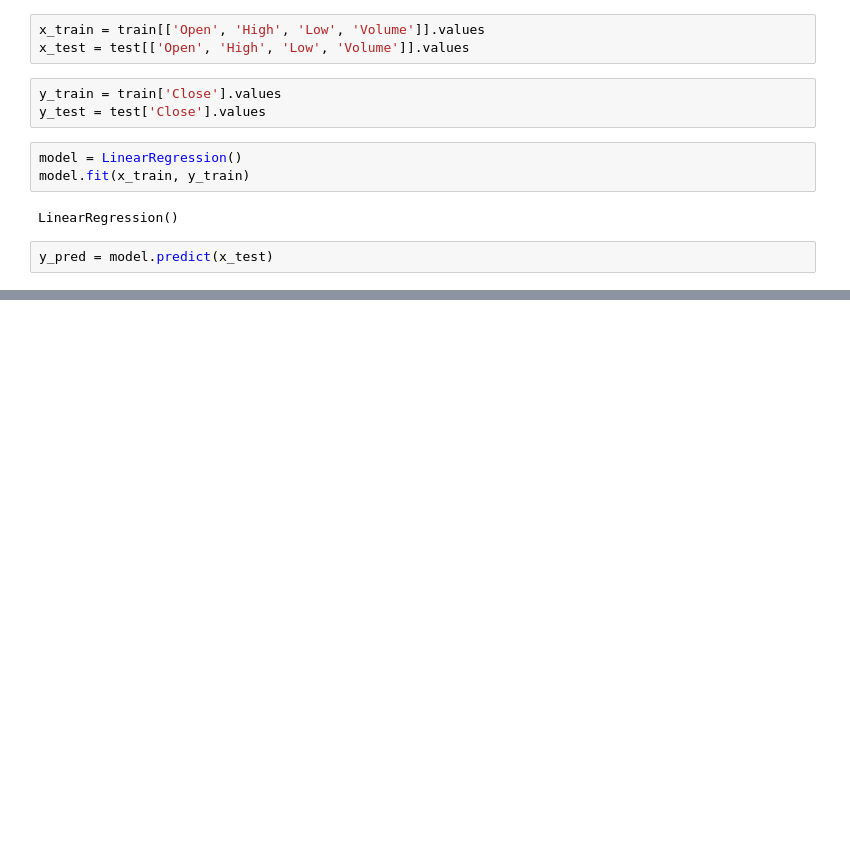
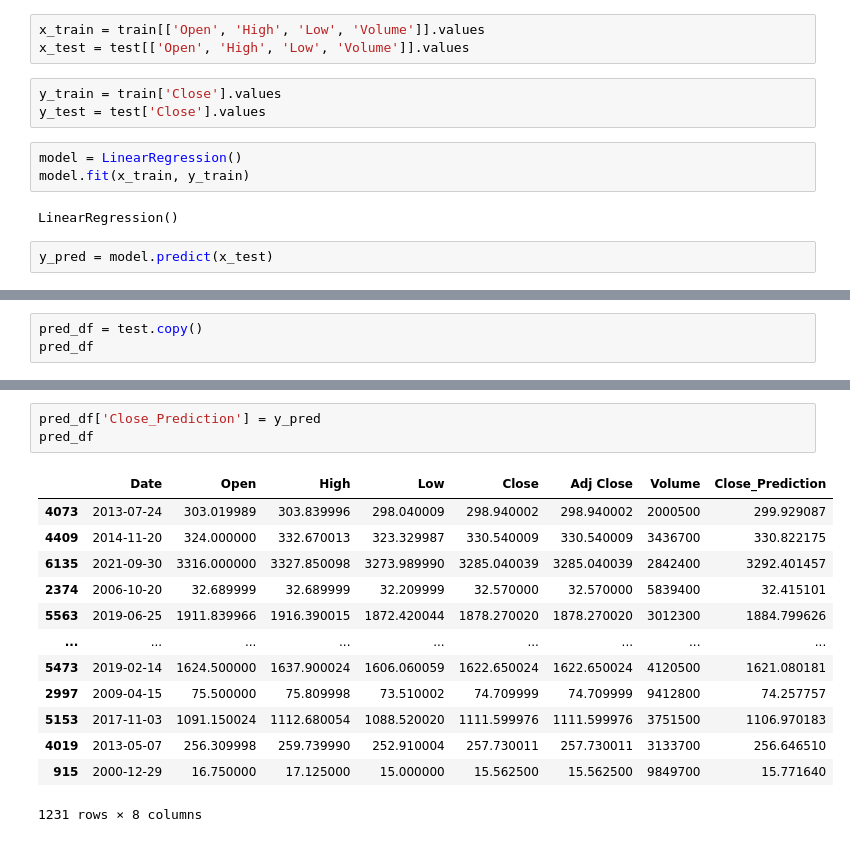
Before and after one commit to Subhajeet-Das/Amazon-Stock-Prediction, a Jupyter notebook: stock-prediction.ipynb, the cells around one changed output, grey strips where cells are left out. Drawn from its saved outputs; the diff is of its cells as text; blank space fills up the shorter version.

Commit message:
| Stock prediction |

```diff
--- a/stock-prediction.ipynb
+++ b/stock-prediction.ipynb
@@ -120,0 +121,3 @@ print(result)
+# %%
+pred_df = test.copy()
+pred_df
@@ -120,0 +138,17 @@ print(result)
+# %%
+pred_df['Close_Prediction'] = y_pred
+pred_df
+# %% [output]
+|  | Date | Open | High | Low | Close | Adj Close | Volume | Close_Prediction |
+| 4073 | 2013-07-24 | 303.019989 | 303.839996 | 298.040009 | 298.940002 | 298.940002 | 2000500 | 299.929087 |
+| 4409 | 2014-11-20 | 324.000000 | 332.670013 | 323.329987 | 330.540009 | 330.540009 | 3436700 | 330.822175 |
+| 6135 | 2021-09-30 | 3316.000000 | 3327.850098 | 3273.989990 | 3285.040039 | 3285.040039 | 2842400 | 3292.401457 |
+| 2374 | 2006-10-20 | 32.689999 | 32.689999 | 32.209999 | 32.570000 | 32.570000 | 5839400 | 32.415101 |
+| 5563 | 2019-06-25 | 1911.839966 | 1916.390015 | 1872.420044 | 1878.270020 | 1878.270020 | 3012300 | 1884.799626 |
+| ... | ... | ... | ... | ... | ... | ... | ... | ... |
+| 5473 | 2019-02-14 | 1624.500000 | 1637.900024 | 1606.060059 | 1622.650024 | 1622.650024 | 4120500 | 1621.080181 |
+| 2997 | 2009-04-15 | 75.500000 | 75.809998 | 73.510002 | 74.709999 | 74.709999 | 9412800 | 74.257757 |
+| 5153 | 2017-11-03 | 1091.150024 | 1112.680054 | 1088.520020 | 1111.599976 | 1111.599976 | 3751500 | 1106.970183 |
+| 4019 | 2013-05-07 | 256.309998 | 259.739990 | 252.910004 | 257.730011 | 257.730011 | 3133700 | 256.646510 |
+| 915 | 2000-12-29 | 16.750000 | 17.125000 | 15.000000 | 15.562500 | 15.562500 | 9849700 | 15.771640 |
+1231 rows × 8 columns
```
Also changed, not shown: parts of 5 cells of this notebook.
